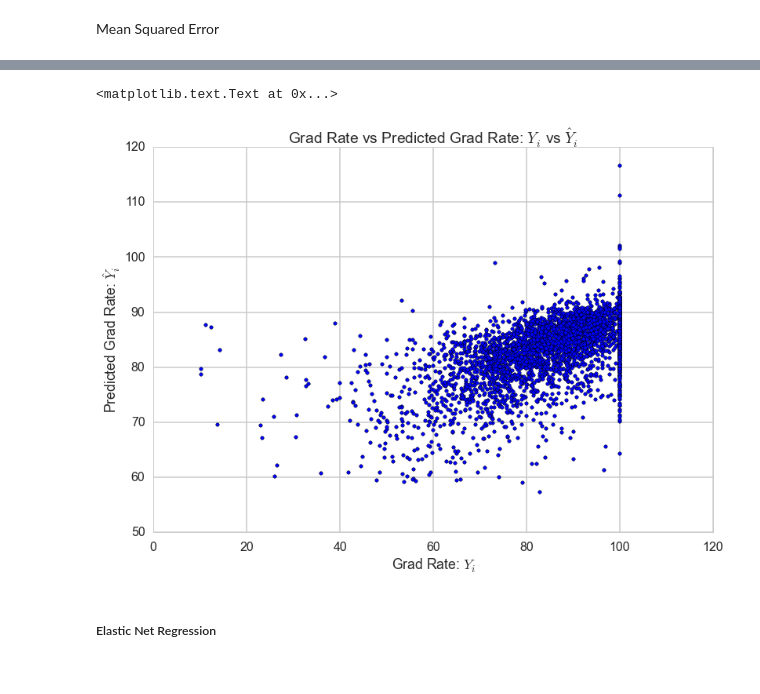
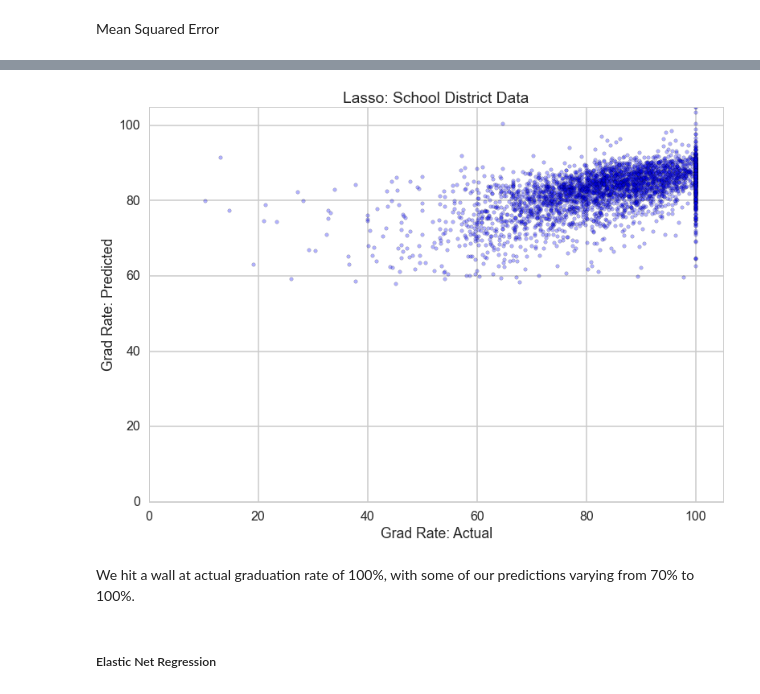
Before and after one commit to ashwindeo/dataschoolers, a Jupyter notebook: numerical.ipynb, the cells around one changed output, grey strips where cells are left out. Cells and saved outputs as stored; diff of their text form; code cells hidden in the pictures.

```diff
--- a/numerical.ipynb
+++ b/numerical.ipynb
@@ -339,11 +343,15 @@ mean_squared_error(yp, ytest)
 # %%
-plt.scatter(ytest, yp)
-plt.xlabel("Grad Rate: $Y_i$")
-plt.ylabel("Predicted Grad Rate: $\hat{Y}_i$")
-plt.title("Grad Rate vs Predicted Grad Rate: $Y_i$ vs $\hat{Y}_i$")
+plt.scatter(ytest, yp, alpha=.3)
+plt.xlabel("Grad Rate: Actual")
+plt.ylabel("Grad Rate: Predicted")
+plt.title("Lasso: School District Data")
+plt.xlim(0,105)
+plt.ylim(0,105)
+plt.show()
 # %% [output]
-<matplotlib.text.Text at 0x...>
-[figure, old version]
+[figure, new version]
+# %% [markdown]
+We hit a wall at actual graduation rate of 100%, with some of our predictions varying from 70% to 100%.
 # %% [markdown]
 ##### Elastic Net Regression
 # %%
```
Also changed, not shown: parts of 56 cells of this notebook, 4 other files.
